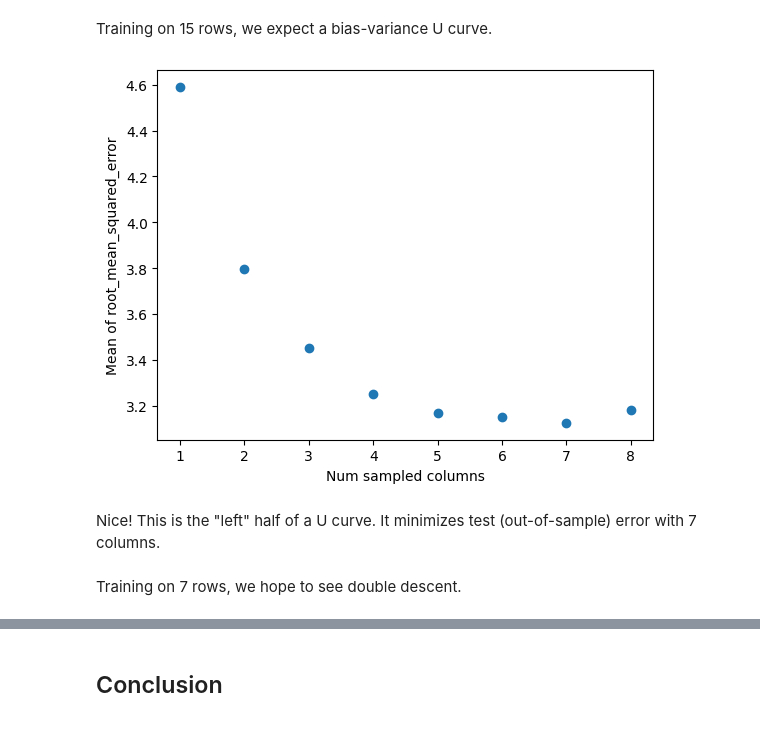
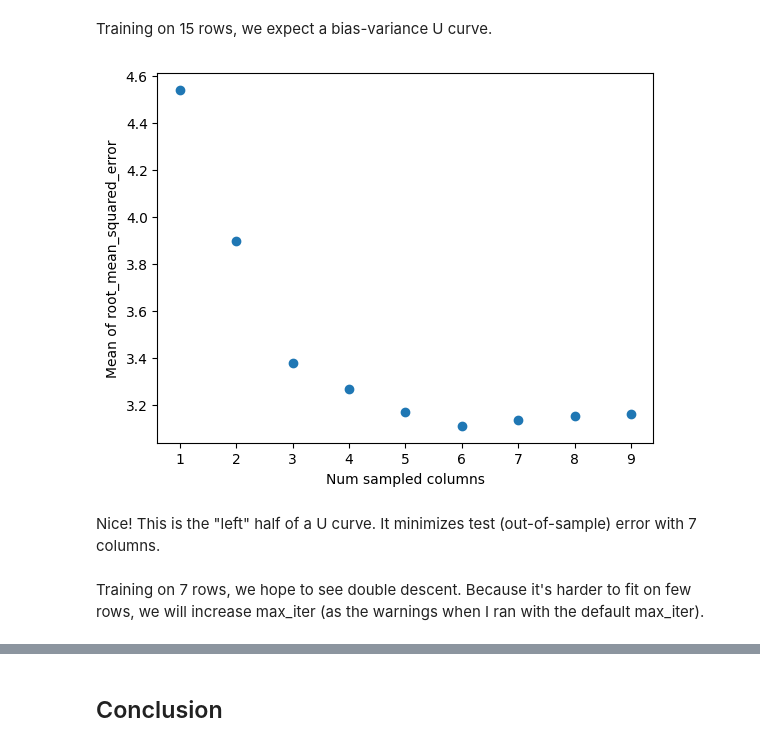
Before and after one commit to jeanimal/double_descent_dar, a Jupyter notebook: double_descent_mtcars_reg.ipynb, the cells around one changed output, grey strips where cells are left out. Cells and saved outputs as stored; diff of their text form; code cells hidden in the pictures.

```diff
--- a/double_descent_mtcars_reg.ipynb
+++ b/double_descent_mtcars_reg.ipynb
@@ -184,3 +180,0 @@ num_sampled_columns = 3
-# %%
-X_train, X_test, y_train, y_test = sample_eval.train_test_split_by_rows_and_cols(X, y, num_train_rows=num_train_rows, num_columns=num_sampled_columns, replace=False, random_state=random_state, verbose=True)
-X_train
@@ -278,2 +268,6 @@ num_train_rows = 7
 # %%
-model = linear_model.LinearRegression(fit_intercept=True)
+metric = root_mean_squared_error
+metrics = [
+        sample_eval.MetricTuple('train', metric_func=metric, dataset_type=sample_eval.DatasetType.train),
+        sample_eval.MetricTuple('test', metric_func=metric, dataset_type=sample_eval.DatasetType.test)
+    ]
@@ -364,23 +349,17 @@ def sample_by_num_cols(num_sampled_columns_local):
 # %%
 num_samples = 300
-metric_all_samples = []
-# This example won't converge because we have such a small data sst
-# so we catch the warning and ignore it here.
-with warnings.catch_warnings():
-    warnings.filterwarnings("ignore", category=ConvergenceWarning, module="sklearn")
-    for num_sampled_columns in range(1, X.shape[1]-1):
-        metric_all_samples.append((num_sampled_columns, [sample_by_num_cols(num_sampled_columns) for _ in range(num_samples)]))
-metric_means = [(col_val_tuple[0], np.mean(col_val_tuple[1])) for col_val_tuple in metric_all_samples]
-res = list(zip(*metric_means))
-num_cols = res[0]
-means = res[1]
-plt.scatter(num_cols, means)
+random_state = np.random.RandomState(11)  # set for reproducibility
+num_columns_list = range(1, X.shape[1])
+metric_dict = sample_eval.sample_and_calc_metrics_by_rows_and_cols(
+    X, y, num_train_rows, num_columns_list=num_columns_list, model=model,
+    metric_tuples=metrics, num_samples=num_samples, replace=False, random_state=random_state)
+plt.scatter(num_columns_list, np.mean(metric_dict['test'], axis=0), label='test')
 plt.xlabel("Num sampled columns")
 plt.ylabel("Mean of " + my_metric.__name__)
 plt.show()
 # %% [output]
-[figure, old version]
+[figure, new version]
 # %% [markdown]
 Nice!  This is the "left" half of a U curve.  It minimizes test (out-of-sample) error with 7 columns.
 # %% [markdown]
-Training on 7 rows, we hope to see double descent.
+Training on 7 rows, we hope to see double descent. Because it's harder to fit on few rows, we will increase max_iter (as the warnings when I ran with the default max_iter).
```
Also changed, not shown: parts of 48 cells of this notebook.
